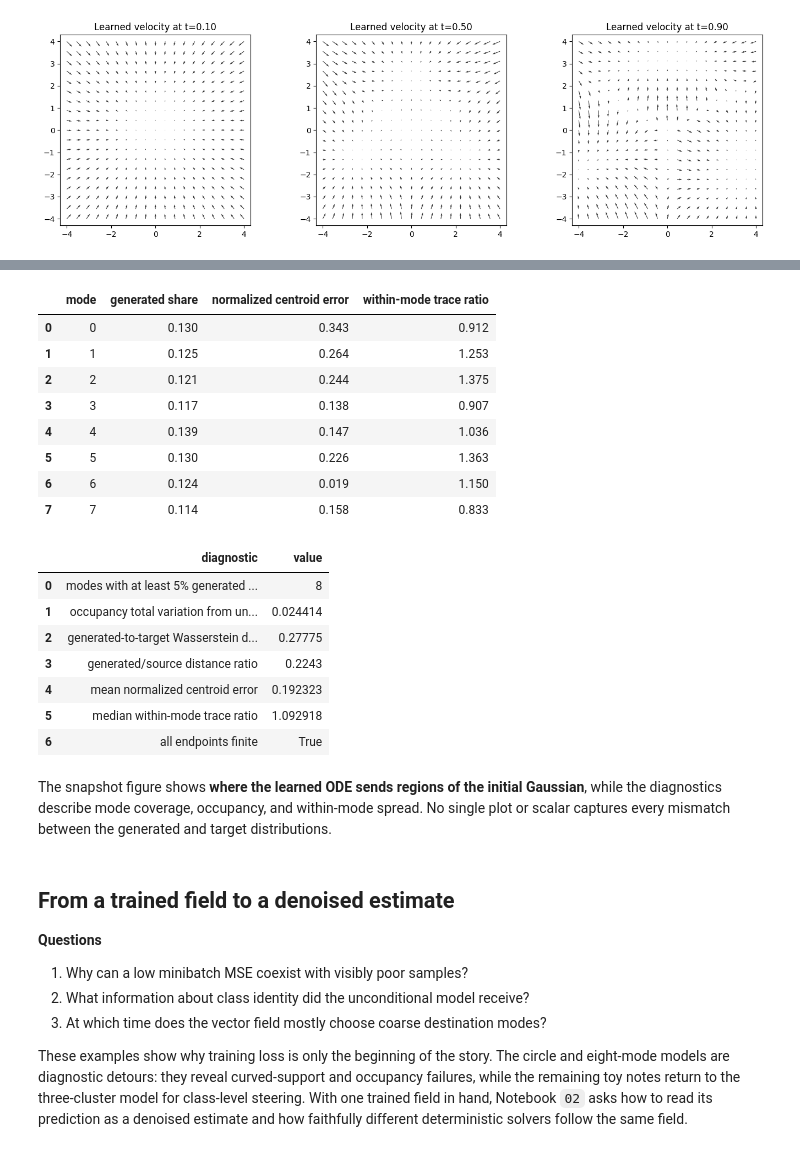
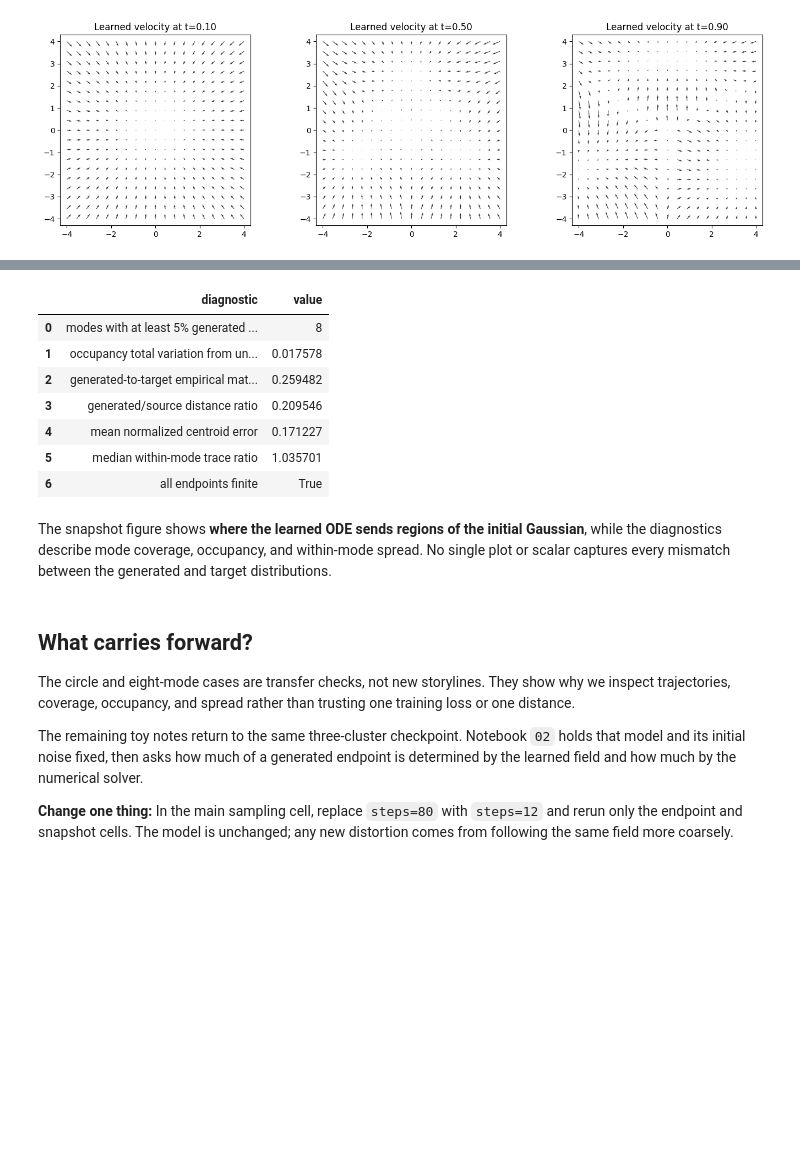
Before and after one commit to isotrivial/diffusion-steering-preclass-notes, a Jupyter notebook: notebooks/toy_data/executed/01_train_unconditional_flow_matching.ipynb, the cells around one changed output, grey strips where cells are left out. Cells and saved outputs as stored; diff of their text form; code cells hidden in the pictures; blank space fills up the shorter version.

Commit message:
Reframe steering notebooks as guided pre-class notes

```diff
--- a/notebooks/toy_data/executed/01_train_unconditional_flow_matching.ipynb
+++ b/notebooks/toy_data/executed/01_train_unconditional_flow_matching.ipynb
@@ -184,42 +208,33 @@ plot_eight_gaussian_flow(eight_modes)
 # %%
 eight_summary, per_mode = eight_gaussian_metrics(eight_modes)
-display(pd.DataFrame(per_mode).round(3))
 display(pd.DataFrame(eight_summary).round(4))
 # %% [output]
-|  | mode | generated share | normalized centroid error | within-mode trace ratio |
-| 0 | 0 | 0.130 | 0.343 | 0.912 |
-| 1 | 1 | 0.125 | 0.264 | 1.253 |
-| 2 | 2 | 0.121 | 0.244 | 1.375 |
-| 3 | 3 | 0.117 | 0.138 | 0.907 |
-| 4 | 4 | 0.139 | 0.147 | 1.036 |
-| 5 | 5 | 0.130 | 0.226 | 1.363 |
-| 6 | 6 | 0.124 | 0.019 | 1.150 |
-| 7 | 7 | 0.114 | 0.158 | 0.833 |
+|  | diagnostic | value |
+| 0 | modes with at least 5% generated ... | 8 |
+| 1 | occupancy total variation from un... | 0.017578 |
+| 2 | generated-to-target empirical mat... | 0.259482 |
+| 3 | generated/source distance ratio | 0.209546 |
+| 4 | mean normalized centroid error | 0.171227 |
+| 5 | median within-mode trace ratio | 1.035701 |
+| 6 | all endpoints finite | True |
-|  | diagnostic | value |
-| 0 | modes with at least 5% generated ... | 8 |
-| 1 | occupancy total variation from un... | 0.024414 |
-| 2 | generated-to-target Wasserstein d... | 0.27775 |
-| 3 | generated/source distance ratio | 0.2243 |
-| 4 | mean normalized centroid error | 0.192323 |
-| 5 | median within-mode trace ratio | 1.092918 |
-| 6 | all endpoints finite | True |
 # %% [markdown]
 The snapshot figure shows **where the learned ODE sends regions of the initial
 Gaussian**, while the diagnostics describe mode coverage, occupancy, and
 within-mode spread. No single plot or scalar captures every mismatch between
 the generated and target distributions.
 # %% [markdown]
-## From a trained field to a denoised estimate
+## What carries forward?
 
-**Questions**
+The circle and eight-mode cases are transfer checks, not new storylines. They
+show why we inspect trajectories, coverage, occupancy, and spread rather than
+trusting one training loss or one distance.
 
-1. Why can a low minibatch MSE coexist with visibly poor samples?
-2. What information about class identity did the unconditional model receive?
-3. At which time does the vector field mostly choose coarse destination modes?
+The remaining toy notes return to the same three-cluster checkpoint. Notebook
+`02` holds that model and its initial noise fixed, then asks how much of a
+generated endpoint is determined by the learned field and how much by the
+numerical solver.
 
-These examples show why training loss is only the beginning of the story. The
-circle and eight-mode models are diagnostic detours: they reveal
-curved-support and occupancy failures, while the remaining toy notes return to
-the three-cluster model for class-level steering. With one trained field in
-hand, Notebook `02` asks how to read its prediction as a denoised estimate and
-how faithfully different deterministic solvers follow the same field.
+**Change one thing:** In the main sampling cell, replace `steps=80` with
+`steps=12` and rerun only the endpoint and snapshot cells. The model is
+unchanged; any new distortion comes from following the same field more
+coarsely.
```
Also changed, not shown: parts of 13 cells of this notebook, 28 other files.
